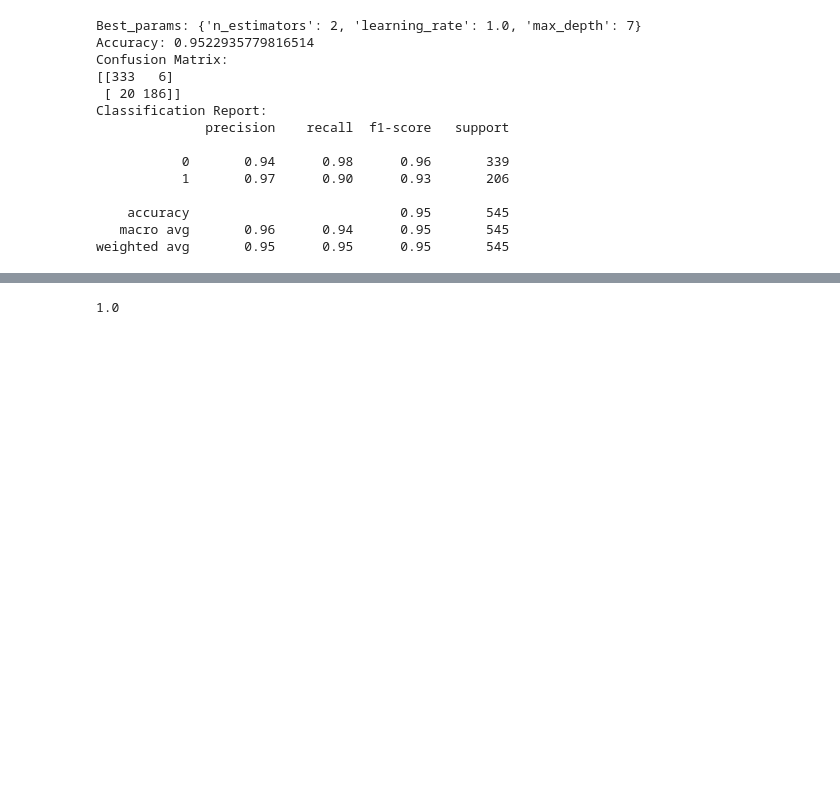
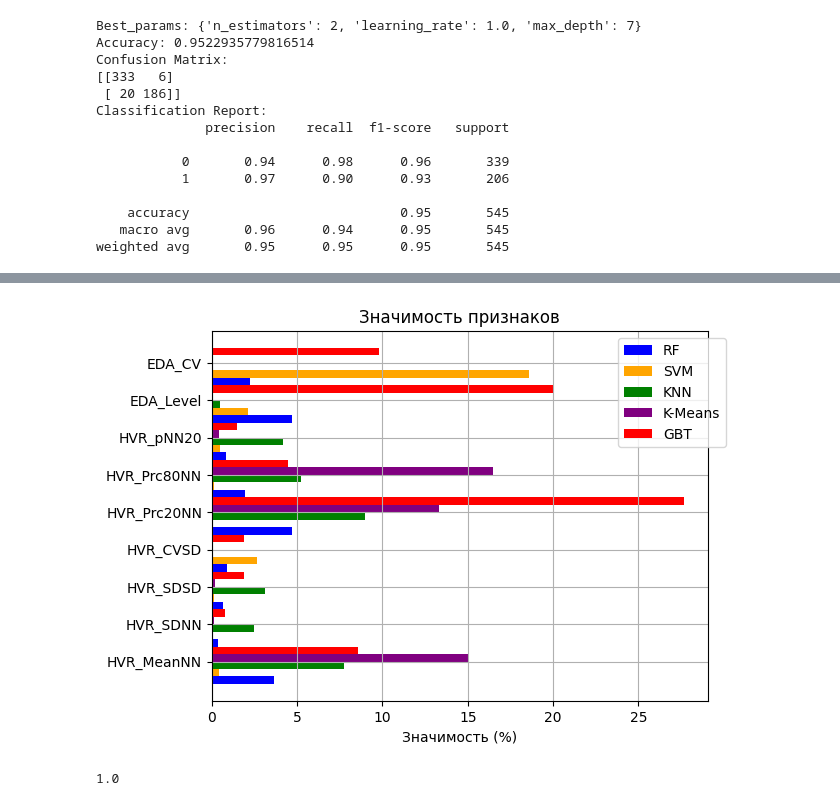
Before and after one commit to SergevninDmitry/Machine-Learning-for-Stress-Detection, a Jupyter notebook: main.ipynb, the cells around one changed output, grey strips where cells are left out. Drawn from its saved outputs; the diff is of its cells as text; code cells hidden in the pictures; blank space fills up the shorter version.

```diff
--- a/main.ipynb
+++ b/main.ipynb
@@ -1017,7 +951,6 @@ fig, ax = plt.subplots()
 
 ax.barh(feature_names, sum_by_index, color='skyblue', edgecolor='black')
 ax.set_xlabel('Значимость (%)')
-ax.set_ylabel('Признак')
 ax.set_title('Значимость признаков')
 ax.set_xticks(range(0, 31, 5))
 
@@ -1030,3 +987,66 @@ plt.show()
+# %%
+RF_60_20 = dict_fix['RF_60_20']
+SVM_60_20 = dict_fix['SVM_60_20']
+KNN_60_20 = dict_fix['KNN_60_20']
+k_mean_60_20 = dict_fix['k-mean_60_20']
+gbt_60_20 = dict_fix['gbt_60_20']
+RF_60_15 = dict_fix['RF_60_15']
+SVM_60_15 = dict_fix['SVM_60_15']
+KNN_60_15 = dict_fix['KNN_60_15']
+k_mean_60_15 = dict_fix['k-mean_60_15']
+gbt_60_15 = dict_fix['gbt_60_15']
+RF_30_10 = dict_fix['RF_30_10']
+RF_30_7 = dict_fix['RF_30_7']
+SVM_30_7 = dict_fix['SVM_30_7']
+gbt_30_7 = dict_fix['gbt_30_7']
+KNN_30_7 = dict_fix['KNN_30_7']
+k_mean_30_7 = dict_fix['k-mean_30_7']
+SVM_30_10 = dict_fix['SVM_30_10']
+KNN_30_10 = dict_fix['KNN_30_10']
+k_mean_30_10 = dict_fix['k-mean_30_10']
+gbt_30_10 = dict_fix['gbt_30_10']
+
+RF_sum = RF_60_20 + RF_60_15 + RF_30_10 + RF_30_7
+SVM_sum = SVM_60_20 + SVM_60_15 + SVM_30_10 + SVM_30_7
+KNN_sum = KNN_60_20 + KNN_60_15 + KNN_30_10 + KNN_30_7
+k_mean_sum = k_mean_60_20 + k_mean_60_15 + k_mean_30_10 + k_mean_30_7
+gbt_sum = gbt_60_20 + gbt_60_15 + gbt_30_10 + gbt_30_7
+
+RF_sum = RF_sum / sum(RF_sum+SVM_sum+KNN_sum+k_mean_sum+gbt_sum) * 100
+SVM_sum = SVM_sum / sum(RF_sum+SVM_sum+KNN_sum+k_mean_sum+gbt_sum) * 100
+KNN_sum = KNN_sum / sum(RF_sum+SVM_sum+KNN_sum+k_mean_sum+gbt_sum) * 100
+k_mean_sum = k_mean_sum / sum(RF_sum+SVM_sum+KNN_sum+k_mean_sum+gbt_sum) * 100
+gbt_sum = gbt_sum / sum(RF_sum+SVM_sum+KNN_sum+k_mean_sum+gbt_sum) * 100
+
+
+
+fi = zip(*feature_importance)
+
+
+metrics = ['HVR_MeanNN', 'HVR_SDNN', 'HVR_SDSD', 'HVR_CVSD', 'HVR_Prc20NN', 'HVR_Prc80NN', 'HVR_pNN20', 'EDA_Level', 'EDA_CV']
+
+bar_width = 0.2  # Уменьшим ширину столбцов для более ясного отображения
+y_values = np.arange(9)
+
+plt.barh(y_values - 2.5*bar_width, RF_sum, color='blue', height=bar_width, label='RF')
+plt.barh(y_values - 1.5*bar_width, SVM_sum, color='orange', height=bar_width, label='SVM')
+plt.barh(y_values - 0.5*bar_width, KNN_sum, color='green', height=bar_width, label='KNN')
+plt.barh(y_values + 0.5*bar_width, k_mean_sum, color='purple', height=bar_width, label='K-Means')
+plt.barh(y_values + 1.5*bar_width, gbt_sum, color='red', height=bar_width, label='GBT')
+
+
+plt.yticks(y_values, metrics)
+
+plt.legend(bbox_to_anchor=(1.05, 1))
+
+plt.xlabel('Значимость (%)' )
+plt.title('Значимость признаков')
+ax.set_xticks(range(0, 31, 5))
+plt.grid(True)
+
+plt.show()
+# %% [output]
+[figure, added]
 # %%
 sum(sum_by_index/sum(sum_by_index))
 # %% [output]
```
Also changed, not shown: parts of 14 cells of this notebook.
